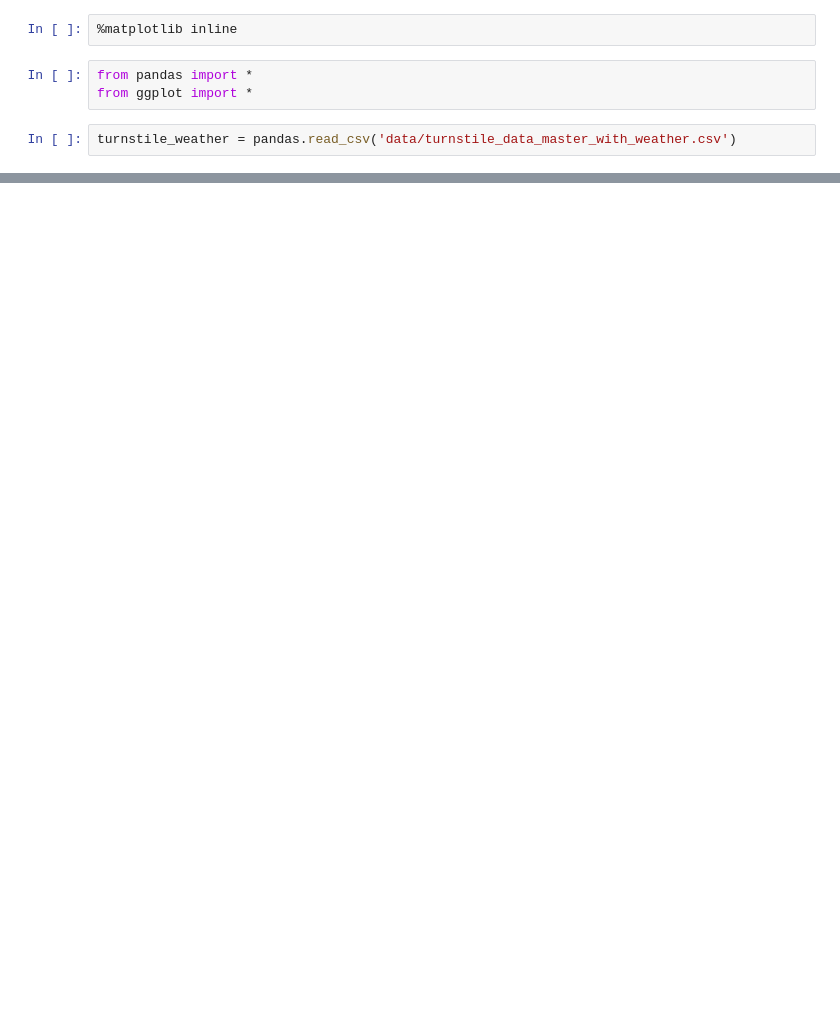
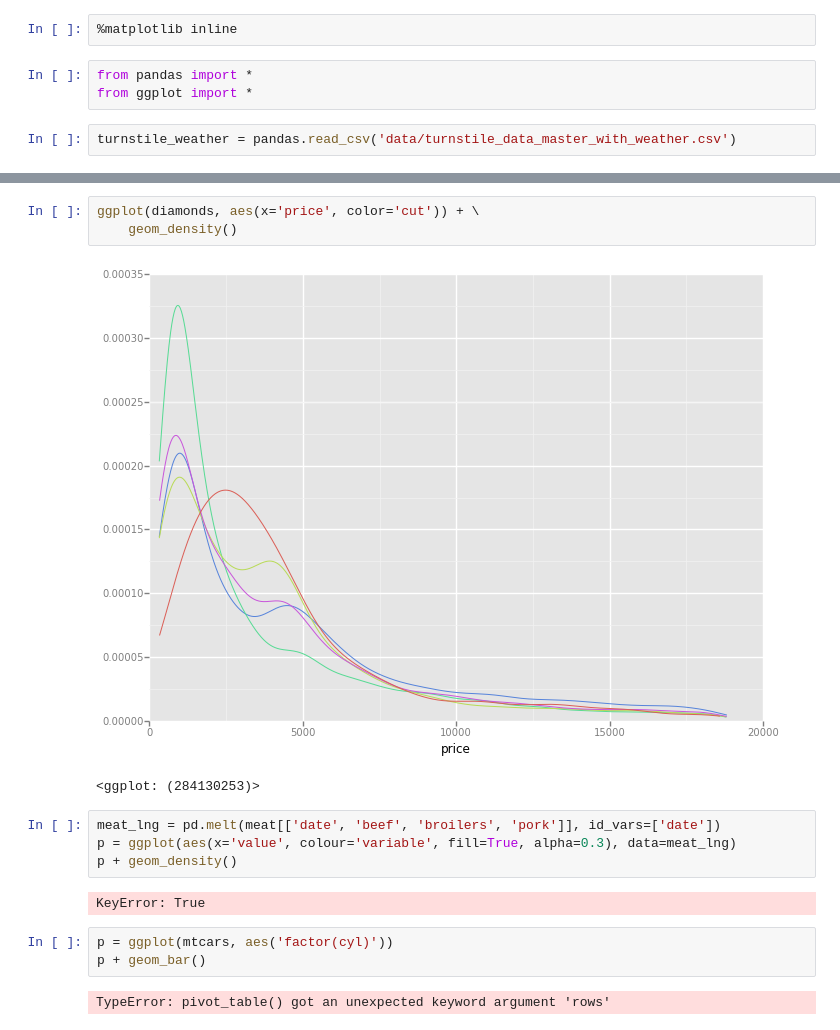
Before and after one commit to jijiewang2014/udacity-intro-data-science, a Jupyter notebook: subway_viz1.ipynb, the cells around one changed output, grey strips where cells are left out. Saved outputs shown, nothing was run; the diff lists cells and outputs as text; blank space fills up the shorter version.

```diff
--- a/subway_viz1.ipynb
+++ b/subway_viz1.ipynb
@@ -21,0 +49,17 @@ The height of the bars is wrong. The number of entries is higher.
+# %%
+ggplot(diamonds, aes(x='price', color='cut')) + \
+    geom_density()
+# %% [output]
+[figure, added]
+<ggplot: (284130253)>
+# %%
+meat_lng = pd.melt(meat[['date', 'beef', 'broilers', 'pork']], id_vars=['date'])
+p = ggplot(aes(x='value', colour='variable', fill=True, alpha=0.3), data=meat_lng)
+p + geom_density()
+# %% [output]
+KeyError: True
+# %%
+p = ggplot(mtcars, aes('factor(cyl)'))
+p + geom_bar()
+# %% [output]
+TypeError: pivot_table() got an unexpected keyword argument 'rows'
```
Also changed, not shown: parts of 10 cells of this notebook.
